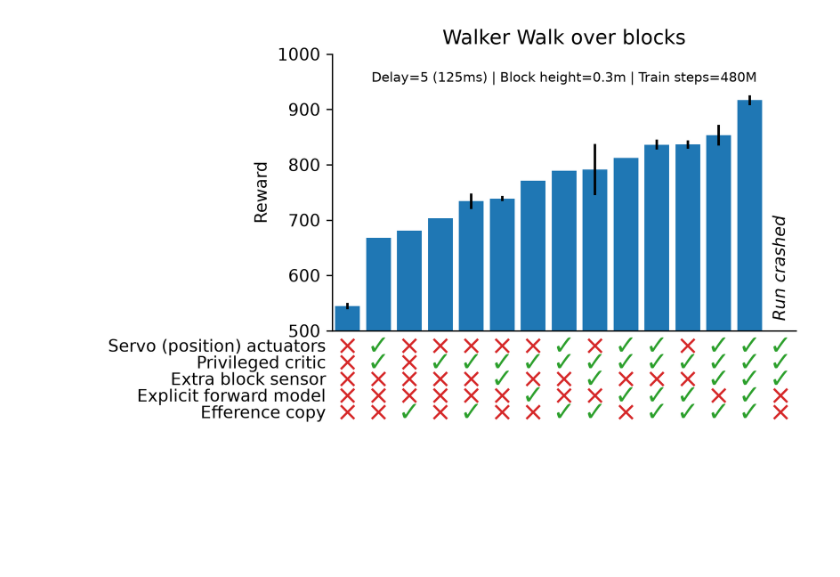
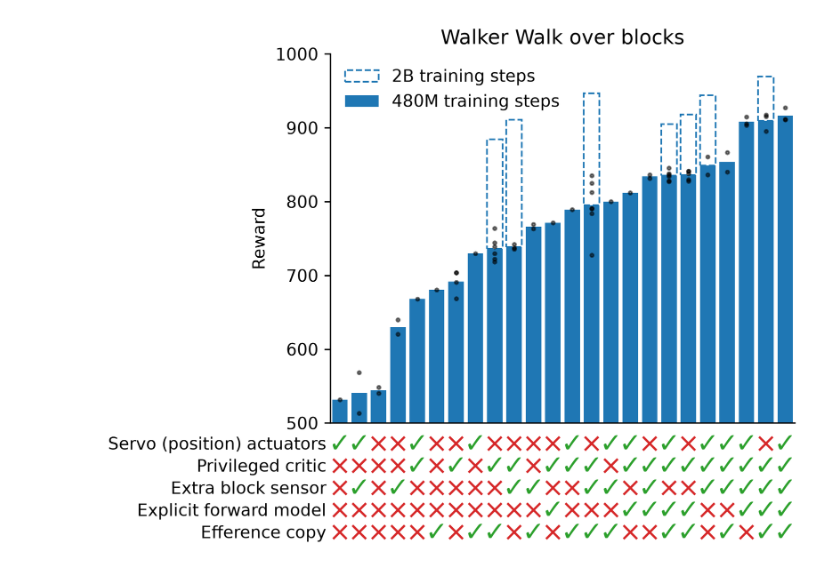
Before and after one commit to emiwar/vnl-experiments, a Jupyter notebook: analysis/dm_control_suite/walker-terrain-factors/manual_plots.ipynb, the cells around one changed output. Drawn from its saved outputs; the diff is of its cells as text; code cells hidden in the pictures; blank space fills up the shorter version.

Commit message:
Update the walker walk factors plot

```diff
--- a/analysis/dm_control_suite/walker-terrain-factors/manual_plots.ipynb
+++ b/analysis/dm_control_suite/walker-terrain-factors/manual_plots.ipynb
@@ -9,35 +9,42 @@ from PIL import Image
 factors_list = ["efference", "forward_model", "block_sensor", "privileged_critic", "servo"]
 factors = pd.read_csv("data.csv")
 factors["block_sensor"] = np.logical_not(factors.blind)
-subset = factors[["wandb_id"] + factors_list + ["reward_480M"]]
-subset = subset.groupby(factors_list).reward_480M.agg(["mean", "std"]).sort_values("mean").reset_index()
+subset = factors[["wandb_id"] + factors_list + ["reward_480M", "reward_2B"]]
+subset = subset.groupby(factors_list)[["reward_480M", "reward_2B"]].agg(["mean", "std"]).sort_values(("reward_480M", "mean")).reset_index()
+# %%
+x_pos = subset.rename_axis(index="x_pos").reset_index().set_index(factors_list).x_pos
+x_pos = factors.join(x_pos, on=factors_list)[["x_pos", "reward_480M"]]
 # %%
-plt.figure(figsize=(5, 3), dpi=300)
-plt.bar(subset.index, subset["mean"])
-plt.errorbar(subset.index, subset["mean"], subset["std"], fmt="none", color="k")
+plt.figure(figsize=(5, 4), dpi=300)
+h =  subset[("reward_2B", "mean")] - subset[("reward_480M", "mean")]
+plt.bar(subset.index, h, bottom=subset[("reward_480M", "mean")], color="None", edgecolor="C0", ls="--", label="2B training steps")
+plt.bar(subset.index, subset[("reward_480M", "mean")], label="480M training steps")
+#plt.errorbar(subset.index, subset["mean"], subset["std"], fmt="none", color="k")
+plt.plot(x_pos.x_pos, x_pos.reward_480M, '.', color="k", ms=4, alpha=.5)
 grid_h = 30
 grid_offs = 5
 for i in subset.index:
     for j, f in enumerate(factors_list):
         if subset[f].iloc[i]:
             plt.text(i, (j-grid_offs)*grid_h + 500, "$\\checkmark$", color="C2", ha="center", va="center", fontsize=16)
         else:
             plt.text(i,(j-grid_offs)*grid_h + 500, "$\\times$", color="C3", ha="center", va="center", fontsize=16)
-    if not np.isfinite(subset["mean"].iloc[i]):
+    if not np.isfinite(subset[("reward_480M", "mean")].iloc[i]):
         plt.text(i, 525, "Run crashed", rotation=90, ha="center", style="italic")
 for j, f in enumerate(["Efference copy", "Explicit forward model", "Extra block sensor",
                        "Privileged critic", "Servo (position) actuators"]):
     plt.text(-0.7, (j-grid_offs)*grid_h + 500, f, color="k", ha="right", va="center")#, fontsize=11)
 plt.xticks([])
 plt.ylim(500, 1000)
 plt.ylabel("Reward")
-plt.xlim(-0.5, 14.5)
+plt.xlim(-0.5, 23.5)
 plt.title("Walker Walk over blocks")
-plt.text(7, 950, "Delay=5 (125ms) | Block height=0.3m | Train steps=480M", ha="center",fontsize=8)
+plt.legend(loc="upper left", frameon=False)
+#plt.text(11, 950, "Delay=5 (125ms) | Block height=0.3m | Train steps=480M", ha="center",fontsize=8)
 sns.despine()
 #plt.ylim(0, 7)
 # %% [output]
-[figure, old version]
+[figure, new version]
 # %%
 long_labels = {
     "efference": "Efference copy",
```
Also changed, not shown: parts of 2 cells of this notebook, 7 other files.
